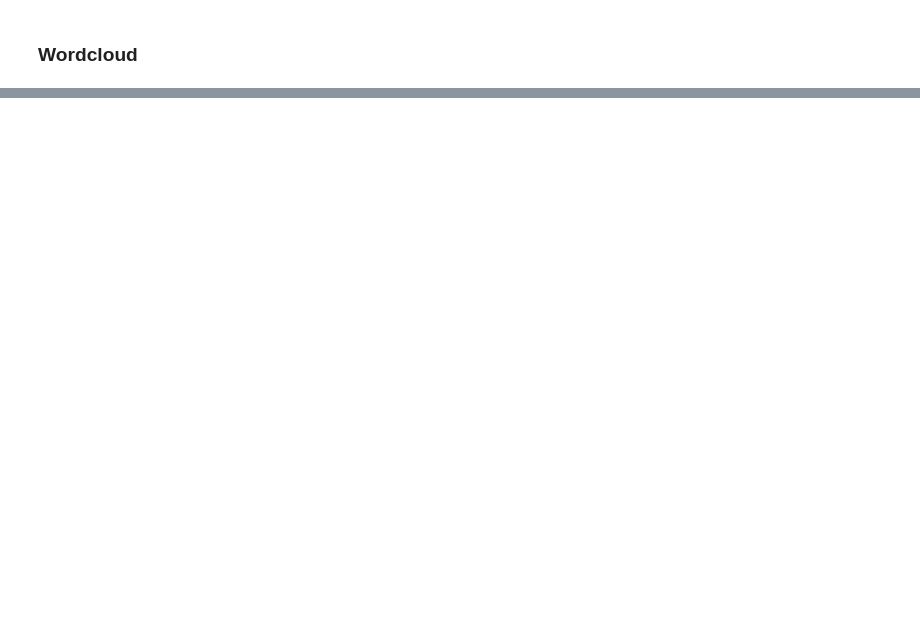
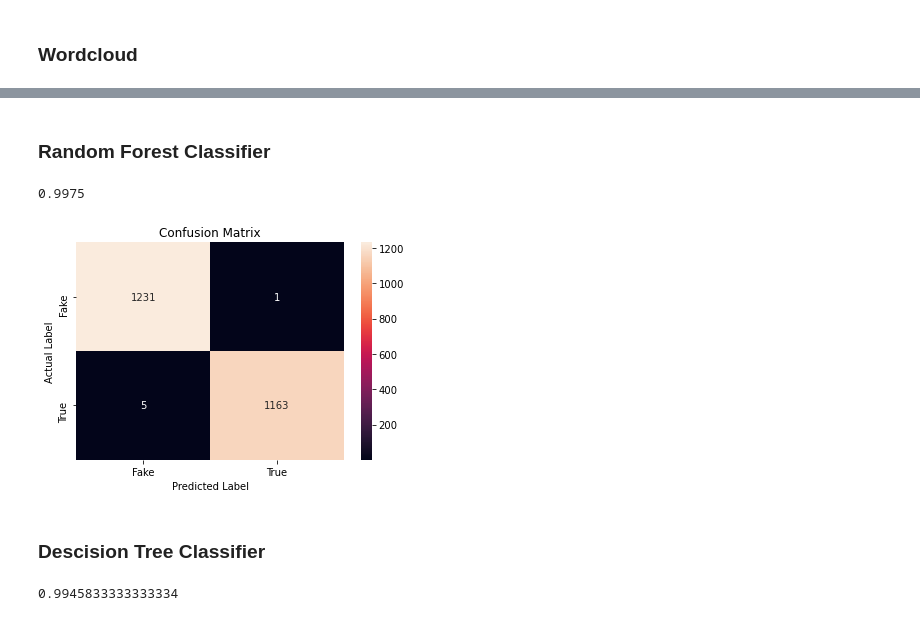
Before and after one commit to carolinlyybek/ids_fakenews, a Jupyter notebook: Project D23 KAGGLE-FAKE NEWS DETECTION.ipynb, the cells around one changed output, grey strips where cells are left out. Cells and saved outputs as stored; diff of their text form; code cells hidden in the pictures; blank space fills up the shorter version.

```diff
--- a/Project D23 KAGGLE-FAKE NEWS DETECTION.ipynb
+++ b/Project D23 KAGGLE-FAKE NEWS DETECTION.ipynb
@@ -312,0 +429,24 @@ wordcloud_real.to_file("img/realtitles_review.png")
+# %%
+
+X=news_for_modeling[['text', 'title']]
+y=news_for_modeling['label']
+
+X_train, X_test, y_train, y_test = train_test_split(X,y, test_size=0.4, random_state=42)
+# %%
+from sklearn.feature_extraction.text import TfidfVectorizer
+
+
+tfidf_vect = TfidfVectorizer()
+vect_fit =tfidf_vect.fit(X_train['text'])
+vect_fit_title=tfidf_vect.fit(X_train['title'])
+
+tfidf_train = vect_fit.transform(X_train['text'])
+tfidf_test = vect_fit.transform(X_test['text'])
+
+tfidf_train_title = vect_fit_title.transform(X_train['title'])
+tfidf_test_title = vect_fit_title.transform(X_test['title'])
+
+X_train_vect = pd.concat([pd.DataFrame(tfidf_train.toarray()),pd.DataFrame(tfidf_train_title.toarray())], axis=1)
+X_test_vect =pd.concat([pd.DataFrame(tfidf_test.toarray()),pd.DataFrame(tfidf_test_title.toarray())], axis=1)
+
+X_train_vect.head()
@@ -312,0 +461,31 @@ wordcloud_real.to_file("img/realtitles_review.png")
+# %% [markdown]
+### Random Forest Classifier
+# %%
+rf = RandomForestClassifier()
+
+rf_model = rf.fit(X_train_vect, y_train)
+
+y_pred = rf_model.predict(X_test_vect)
+
+accuracy_score(y_test,y_pred)
+# %% [output]
+0.9975
+# %%
+cm = confusion_matrix(y_test, y_pred)
+sns.heatmap(cm, annot=True, fmt='d', xticklabels = ['Fake','True'] , yticklabels = ['Fake','True'])
+plt.title("Confusion Matrix")
+plt.xlabel("Predicted Label")
+plt.ylabel("Actual Label")
+plt.show()
+# %% [output]
+[figure, added]
+# %% [markdown]
+### Descision Tree Classifier
+# %%
+descision_tree = DecisionTreeClassifier(criterion='entropy')
+descision_tree_model=descision_tree.fit(X_train_vect, y_train)
+y_pred=descision_tree_model.predict(X_test_vect)
+
+accuracy_score(y_test,y_pred)
+# %% [output]
+0.9945833333333334
```
Also changed, not shown: parts of 30 cells of this notebook.
